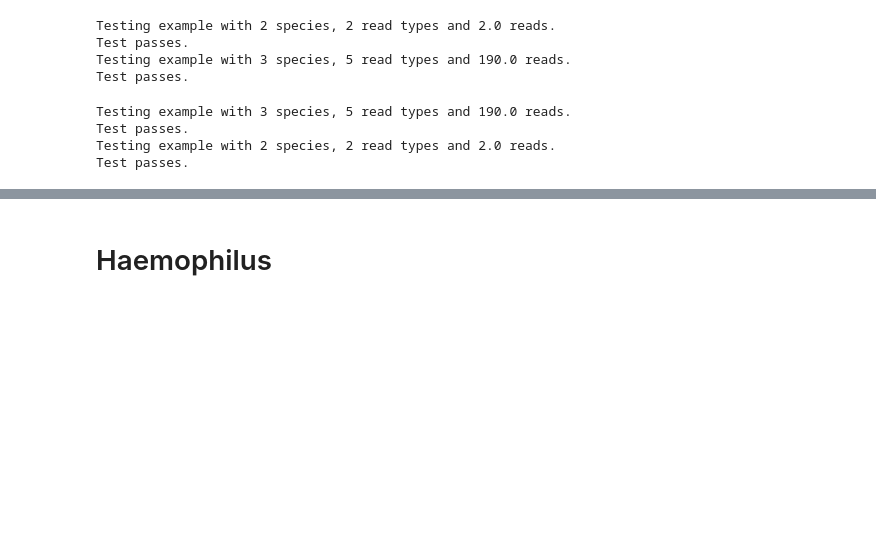
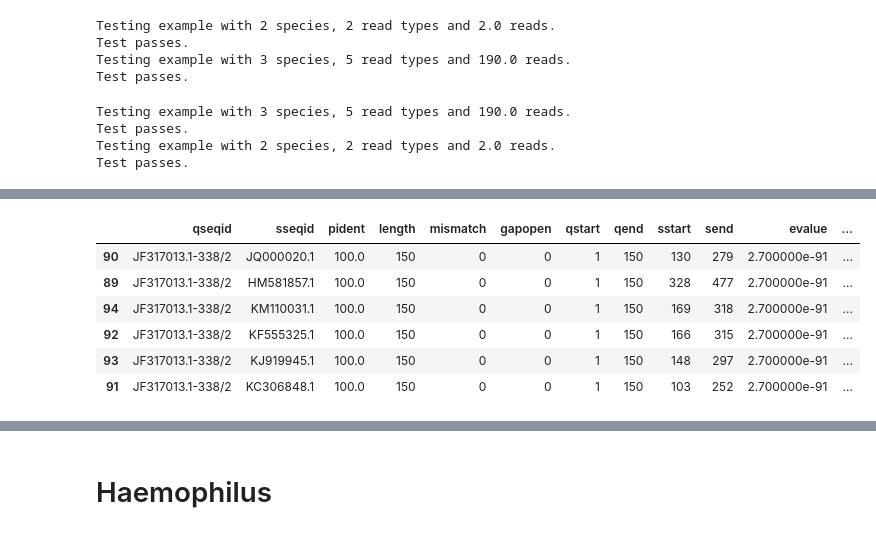
Before and after one commit to czbiohub/idinf, a Jupyter notebook: Inference.ipynb, the cells around one changed output, grey strips where cells are left out. Drawn from its saved outputs; the diff is of its cells as text; code cells hidden in the pictures; blank space fills up the shorter version.

```diff
--- a/Inference.ipynb
+++ b/Inference.ipynb
@@ -79,0 +162,10 @@ Test passes.
+# %%
+df[df['qseqid'] == 'JF317013.1-338/2']
+# %% [output]
+|  | qseqid | sseqid | pident | length | mismatch | gapopen | qstart | qend | sstart | send | evalue | ... |
+| 90 | JF317013.1-338/2 | JQ000020.1 | 100.0 | 150 | 0 | 0 | 1 | 150 | 130 | 279 | 2.700000e-91 | ... |
+| 89 | JF317013.1-338/2 | HM581857.1 | 100.0 | 150 | 0 | 0 | 1 | 150 | 328 | 477 | 2.700000e-91 | ... |
+| 94 | JF317013.1-338/2 | KM110031.1 | 100.0 | 150 | 0 | 0 | 1 | 150 | 169 | 318 | 2.700000e-91 | ... |
+| 92 | JF317013.1-338/2 | KF555325.1 | 100.0 | 150 | 0 | 0 | 1 | 150 | 166 | 315 | 2.700000e-91 | ... |
+| 93 | JF317013.1-338/2 | KJ919945.1 | 100.0 | 150 | 0 | 0 | 1 | 150 | 148 | 297 | 2.700000e-91 | ... |
+| 91 | JF317013.1-338/2 | KC306848.1 | 100.0 | 150 | 0 | 0 | 1 | 150 | 103 | 252 | 2.700000e-91 | ... |
```
Also changed, not shown: parts of 37 cells of this notebook.
